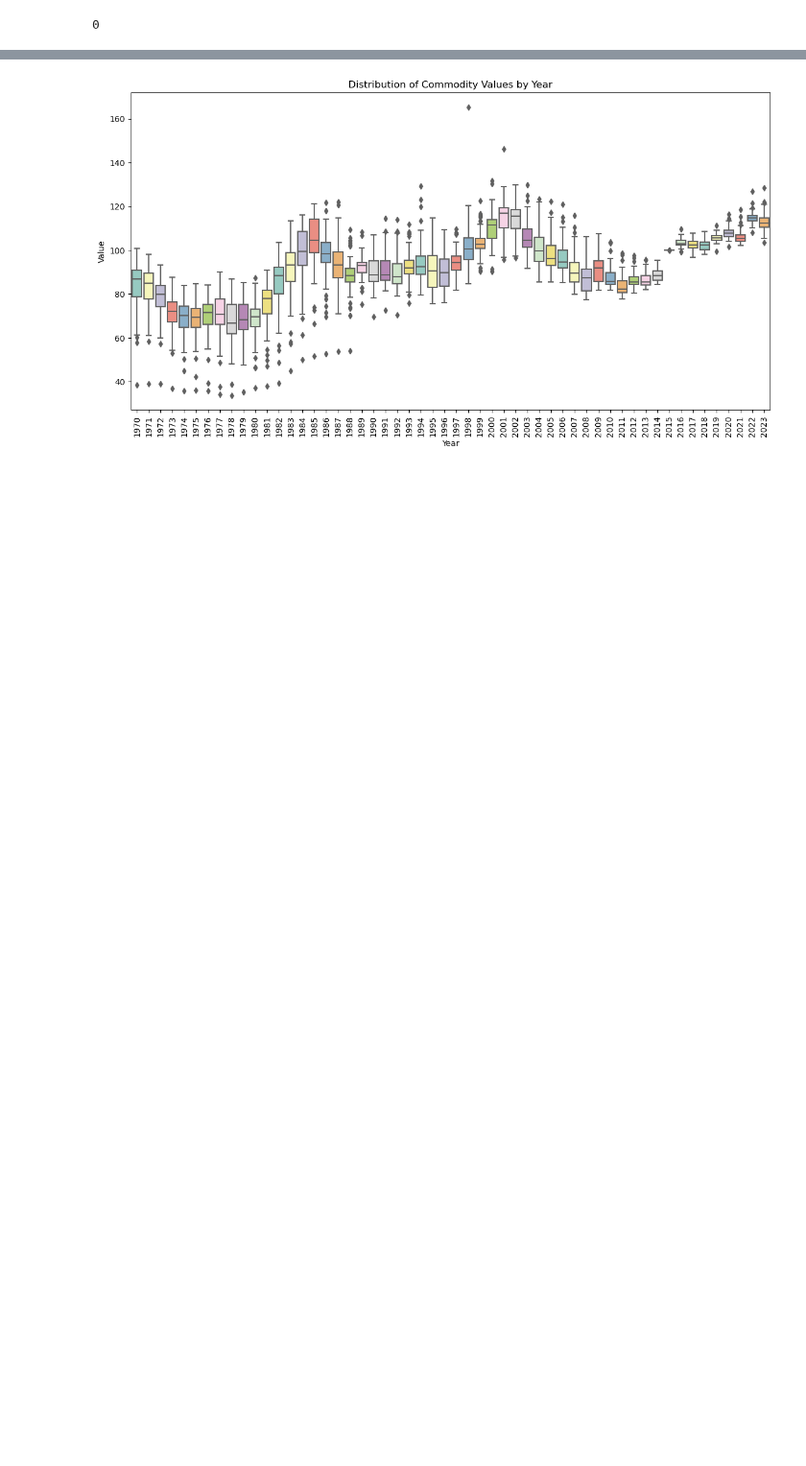
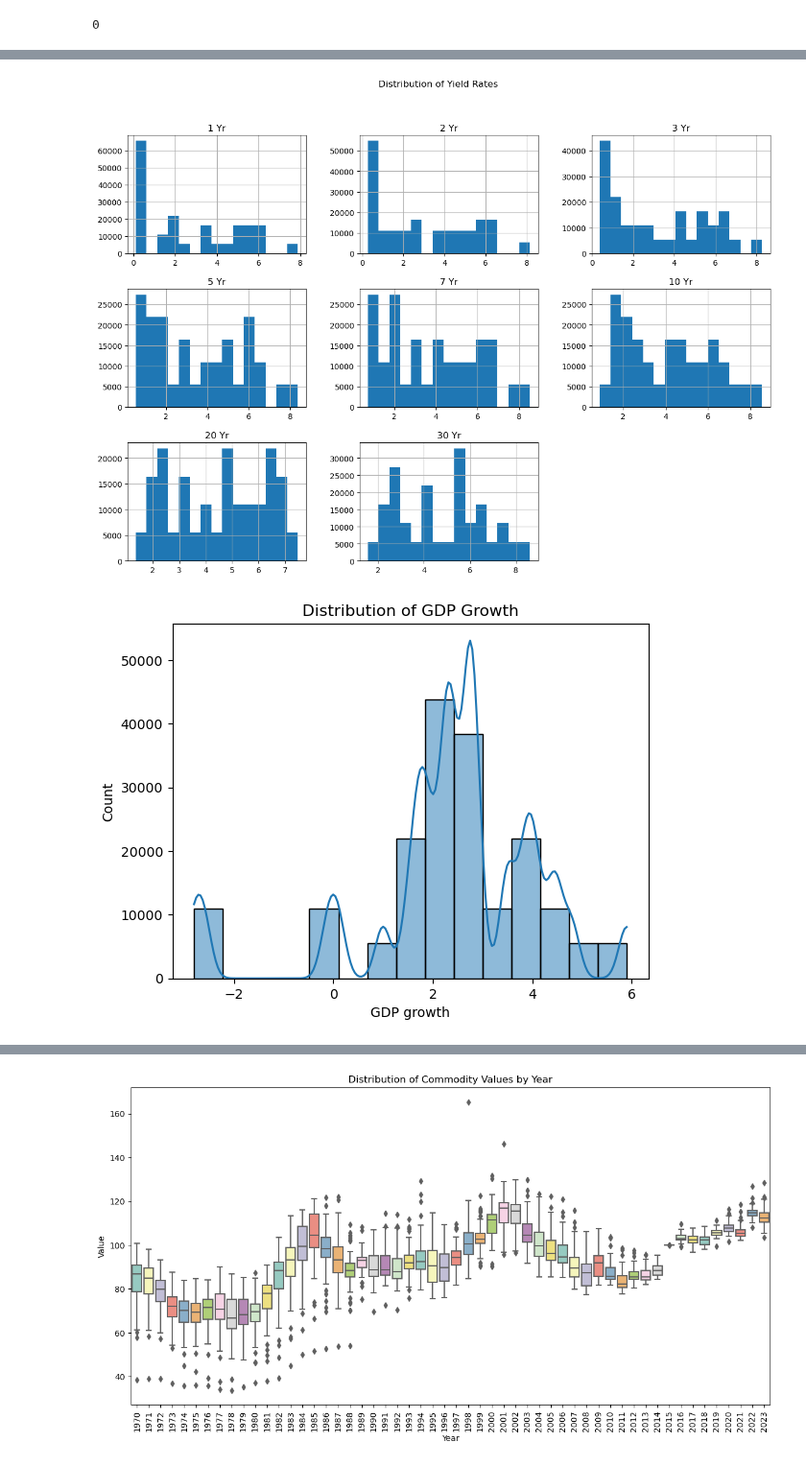
Before and after one commit to sahilagrawal15/Economic-Pulse, a Jupyter notebook: Exploratory_data_analysis.ipynb, the cells around one changed output, grey strips where cells are left out. Shown at 96% size. Saved outputs shown, nothing was run; the diff lists cells and outputs as text; code cells hidden in the pictures; blank space fills up the shorter version.

```diff
--- a/Exploratory_data_analysis.ipynb
+++ b/Exploratory_data_analysis.ipynb
@@ -65,0 +121,14 @@ plt.show()
+# %%
+# Histograms for yield rates
+yield_rate_columns = ['1 Yr', '2 Yr', '3 Yr', '5 Yr', '7 Yr', '10 Yr', '20 Yr', '30 Yr']
+new_df[yield_rate_columns].hist(bins=15, figsize=(15, 10))
+plt.suptitle('Distribution of Yield Rates')
+plt.show()
+
+# Histogram for GDP growth
+sns.histplot(new_df['GDP growth'], bins=15, kde=True)
+plt.title('Distribution of GDP Growth')
+plt.show()
+# %% [output]
+[figure, added]
+[figure, added]
```
Also changed, not shown: parts of 30 cells of this notebook, 1 other file.
